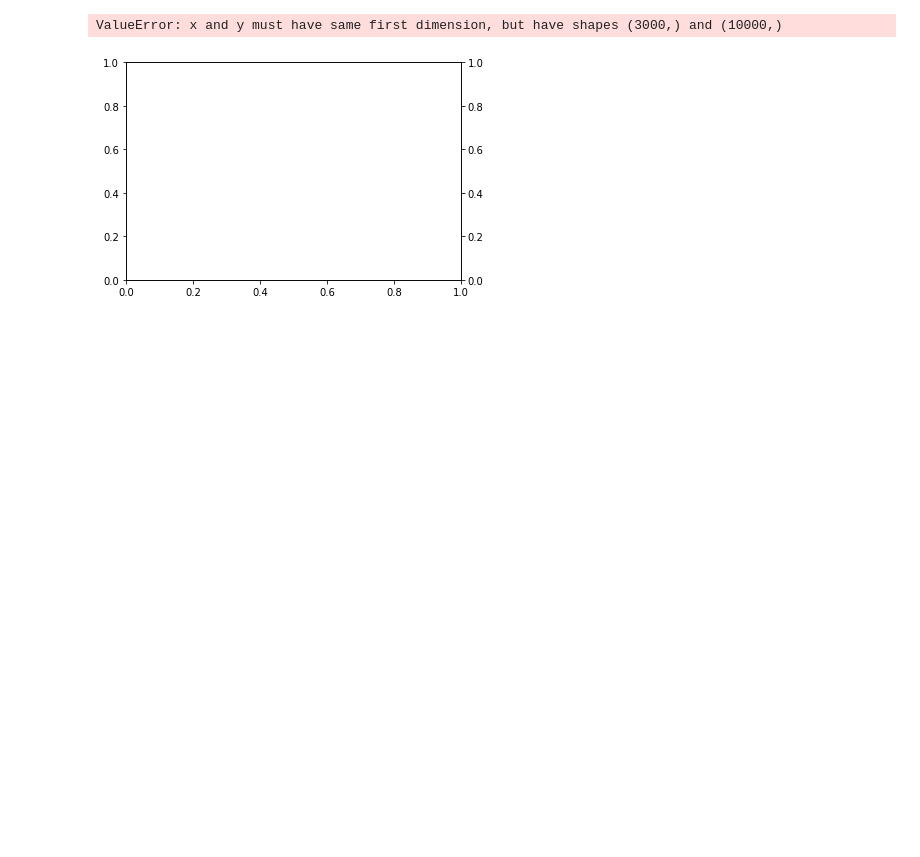
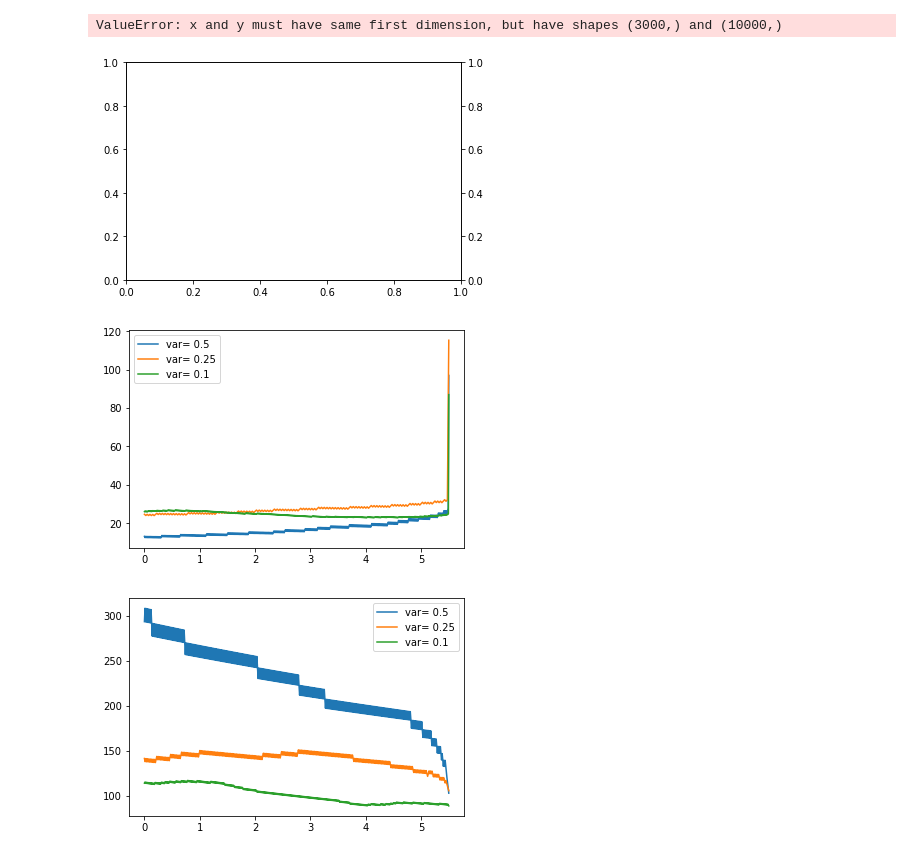
Before and after one commit to markusrk/Prosjektfinans, a Jupyter notebook: testing.ipynb, the cells around one changed output. Saved outputs shown, nothing was run; the diff lists cells and outputs as text; code cells hidden in the pictures; blank space fills up the shorter version.

```diff
--- a/testing.ipynb
+++ b/testing.ipynb
@@ -152,3 +152,14 @@ ax.plot(d,vol)
 # %% [output]
 ValueError: x and y must have same first dimension, but have shapes (3000,) and (10000,)
 [figure]
+# %%
+from binomial import plotexerciseboundry
+# Plot put
+plotexerciseboundry([0.5, 0.25, 0.1], 100.0, 100.0, 5.0, 0.02, -1, div=0.07, am=True, n=500, x=1, b=0, volvol=0.8,
+                    kv=0.2, adjust_step=True)
+# Plot call
+plotexerciseboundry([0.5, 0.25, 0.1], 100.0, 100.0, 5.0, 0.02, 1, div=0.07, am=True, n=500, x=1, b=0, volvol=0.8,
+                    kv=0.2, adjust_step=True)
+# %% [output]
+[figure, added]
+[figure, added]
```
Also changed, not shown: parts of 1 cell of this notebook, 2 other files.
